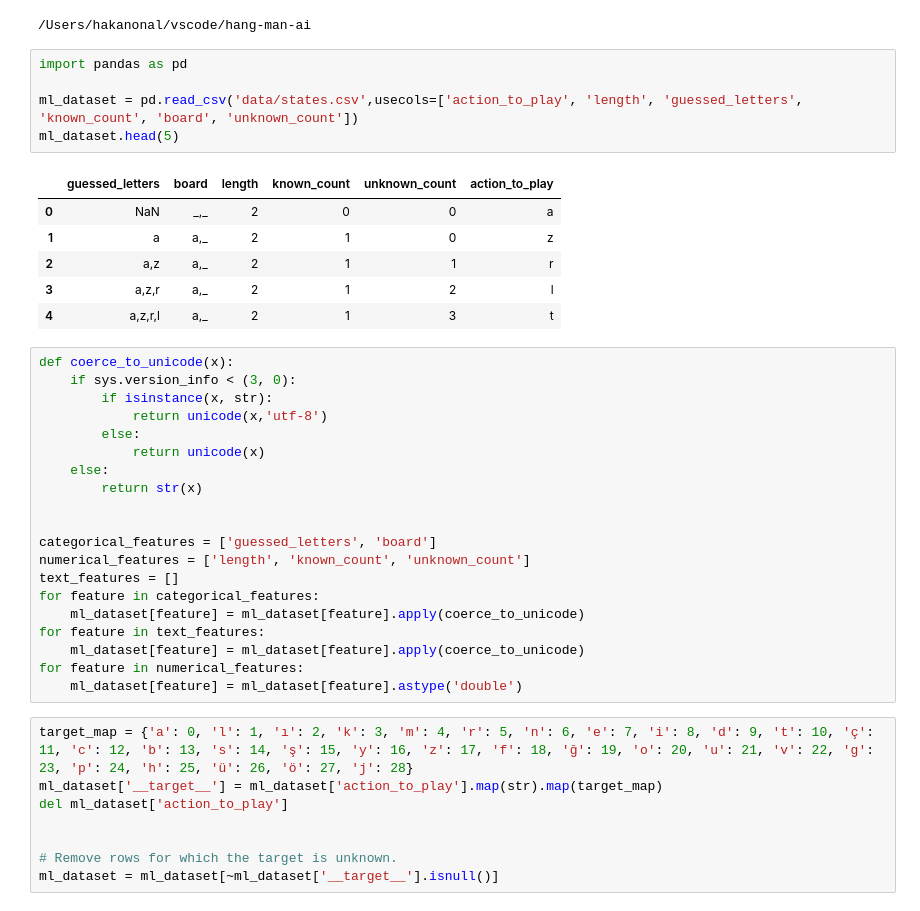
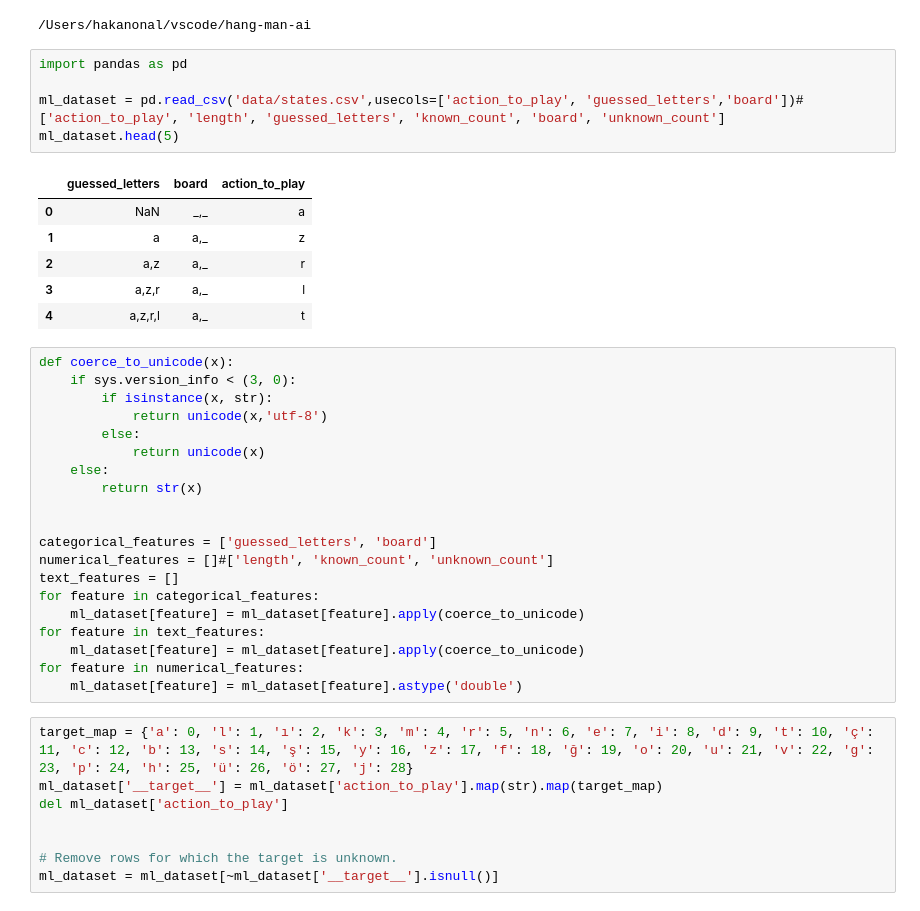
Before and after one commit to hakanonal/hang-man-ai, a Jupyter notebook: discovery/regression_train.ipynb, the cells around one changed output. Cells and saved outputs as stored; diff of their text form.

```diff
--- a/discovery/regression_train.ipynb
+++ b/discovery/regression_train.ipynb
@@ -10,15 +10,15 @@ So we have generated our training dataset. Now we are going to use this notebook
 # %%
 import pandas as pd
 
-ml_dataset = pd.read_csv('data/states.csv',usecols=['action_to_play', 'length', 'guessed_letters', 'known_count', 'board', 'unknown_count'])
+ml_dataset = pd.read_csv('data/states.csv',usecols=['action_to_play', 'guessed_letters','board'])#['action_to_play', 'length', 'guessed_letters', 'known_count', 'board', 'unknown_count']
 ml_dataset.head(5)
 # %% [output]
-|  | guessed_letters | board | length | known_count | unknown_count | action_to_play |
-| 0 | NaN | _,_ | 2 | 0 | 0 | a |
-| 1 | a | a,_ | 2 | 1 | 0 | z |
-| 2 | a,z | a,_ | 2 | 1 | 1 | r |
-| 3 | a,z,r | a,_ | 2 | 1 | 2 | l |
-| 4 | a,z,r,l | a,_ | 2 | 1 | 3 | t |
+|  | guessed_letters | board | action_to_play |
+| 0 | NaN | _,_ | a |
+| 1 | a | a,_ | z |
+| 2 | a,z | a,_ | r |
+| 3 | a,z,r | a,_ | l |
+| 4 | a,z,r,l | a,_ | t |
 # %%
 def coerce_to_unicode(x):
     if sys.version_info < (3, 0):
@@ -31,7 +31,7 @@ def coerce_to_unicode(x):
 
 
 categorical_features = ['guessed_letters', 'board']
-numerical_features = ['length', 'known_count', 'unknown_count']
+numerical_features = []#['length', 'known_count', 'unknown_count']
 text_features = []
 for feature in categorical_features:
     ml_dataset[feature] = ml_dataset[feature].apply(coerce_to_unicode)
```
Also changed, not shown: parts of 7 cells of this notebook, 2 other files.
